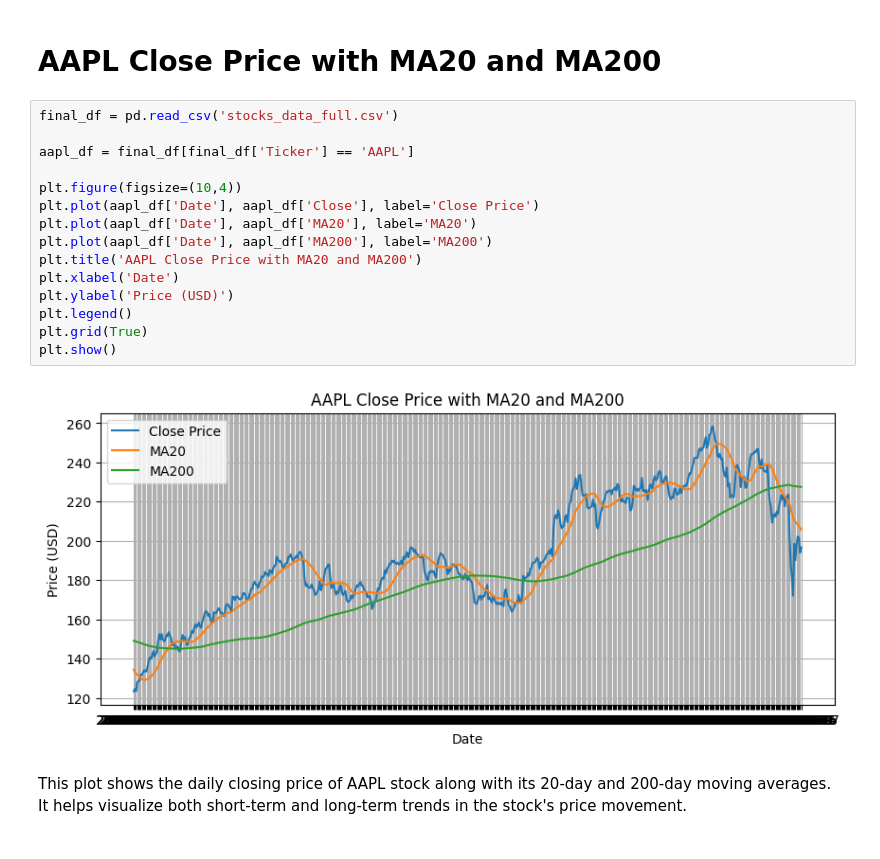
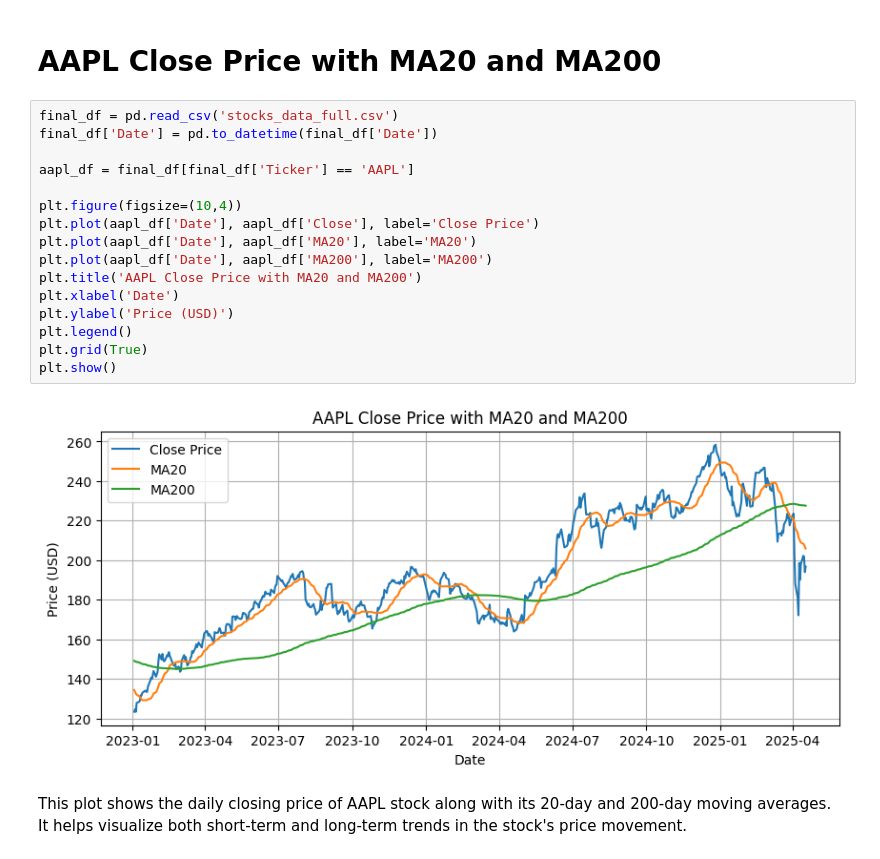
Before and after one commit to amitfiller/Stocks-Project, a Jupyter notebook: exampleProjcet.ipynb, the cells around one changed output. Saved outputs shown, nothing was run; the diff lists cells and outputs as text.

Commit message:
fixed date column interpetation

```diff
--- a/exampleProjcet.ipynb
+++ b/exampleProjcet.ipynb
@@ -7,21 +7,22 @@ import numpy as np
 # AAPL Close Price with MA20 and MA200
 # %%
 final_df = pd.read_csv('stocks_data_full.csv')
+final_df['Date'] = pd.to_datetime(final_df['Date'])
 
 aapl_df = final_df[final_df['Ticker'] == 'AAPL']
 
 plt.figure(figsize=(10,4))
 plt.plot(aapl_df['Date'], aapl_df['Close'], label='Close Price')
 plt.plot(aapl_df['Date'], aapl_df['MA20'], label='MA20')
 plt.plot(aapl_df['Date'], aapl_df['MA200'], label='MA200')
 plt.title('AAPL Close Price with MA20 and MA200')
 plt.xlabel('Date')
 plt.ylabel('Price (USD)')
 plt.legend()
 plt.grid(True)
 plt.show()
 # %% [output]
-[figure, old version]
+[figure, new version]
 # %% [markdown]
 This plot shows the daily closing price of AAPL stock along with its 20-day and 200-day moving averages.
 It helps visualize both short-term and long-term trends in the stock's price movement.
```
Also changed, not shown: parts of 6 cells of this notebook.
